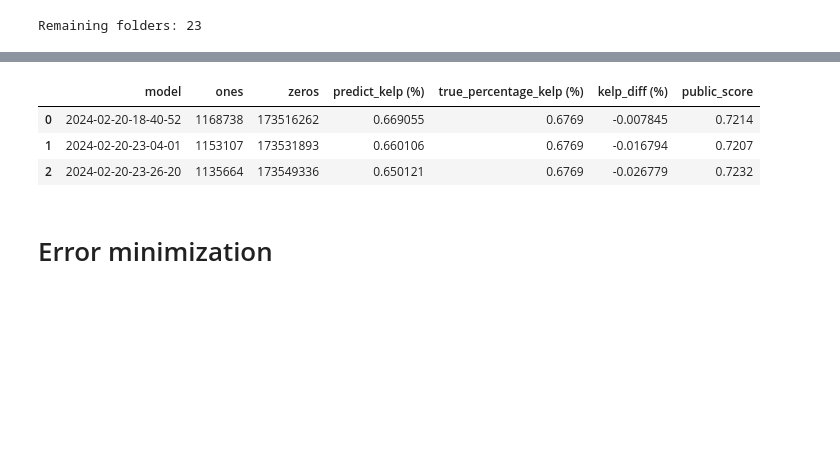
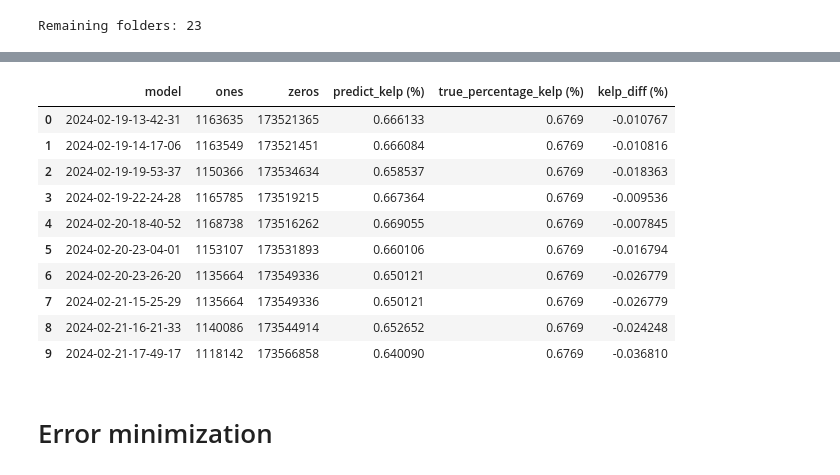
Before and after one commit to TeamEpochGithub/iv-q2-detect-kelp, a Jupyter notebook: notebooks/ensemble-selection-corr-test.ipynb, the cells around one changed output, grey strips where cells are left out. Saved outputs shown, nothing was run; the diff lists cells and outputs as text; code cells hidden in the pictures; blank space fills up the shorter version.

```diff
--- a/notebooks/ensemble-selection-corr-test.ipynb
+++ b/notebooks/ensemble-selection-corr-test.ipynb
@@ -157,14 +164,14 @@ for image_name in tqdm(image_selection):
     targets.append(target)
 targets = np.array(targets).flatten()
 # %%
-# Load the predictions into an array
-predictions = dict()
-for folder in tqdm(folders):
-    preds = []
-    for image_name in image_selection:
-        pred = skimage.io.imread(os.path.join(folder, "preds", f"{image_name}_pred.tif"))
-        preds.append(pred)
-    predictions[folder] = np.array(preds).flatten()
+# # Load the predictions into an array
+# predictions = dict()
+# for folder in tqdm(folders):
+#     preds = []
+#     for image_name in image_selection:
+#         pred = skimage.io.imread(os.path.join(folder, "preds", f"{image_name}_pred.tif"))
+#         preds.append(pred)
+#     predictions[folder] = np.array(preds).flatten()
 # %%
 #Load the submit_predictions into an array
 submit_predictions = dict()
@@ -210,14 +217,21 @@ submit_df["predict_kelp (%)"] = (submit_df["ones"] / len(submit_predictions[fold
 true_kelp = 0.6769
 submit_df["true_percentage_kelp (%)"] = true_kelp
 submit_df["kelp_diff (%)"] = submit_df["predict_kelp (%)"] - true_kelp
-submit_df["public_score"] = [0.7214, 0.7207, 0.7232]
+#submit_df["public_score"] = [0.7214, 0.7207, 0.7232]
 # %%
-submit_df.head()
+submit_df.head(10)
 # %% [output]
-|  | model | ones | zeros | predict_kelp (%) | true_percentage_kelp (%) | kelp_diff (%) | public_score |
-| 0 | 2024-02-20-18-40-52 | 1168738 | 173516262 | 0.669055 | 0.6769 | -0.007845 | 0.7214 |
-| 1 | 2024-02-20-23-04-01 | 1153107 | 173531893 | 0.660106 | 0.6769 | -0.016794 | 0.7207 |
-| 2 | 2024-02-20-23-26-20 | 1135664 | 173549336 | 0.650121 | 0.6769 | -0.026779 | 0.7232 |
+|  | model | ones | zeros | predict_kelp (%) | true_percentage_kelp (%) | kelp_diff (%) |
+| 0 | 2024-02-19-13-42-31 | 1163635 | 173521365 | 0.666133 | 0.6769 | -0.010767 |
+| 1 | 2024-02-19-14-17-06 | 1163549 | 173521451 | 0.666084 | 0.6769 | -0.010816 |
+| 2 | 2024-02-19-19-53-37 | 1150366 | 173534634 | 0.658537 | 0.6769 | -0.018363 |
+| 3 | 2024-02-19-22-24-28 | 1165785 | 173519215 | 0.667364 | 0.6769 | -0.009536 |
+| 4 | 2024-02-20-18-40-52 | 1168738 | 173516262 | 0.669055 | 0.6769 | -0.007845 |
+| 5 | 2024-02-20-23-04-01 | 1153107 | 173531893 | 0.660106 | 0.6769 | -0.016794 |
+| 6 | 2024-02-20-23-26-20 | 1135664 | 173549336 | 0.650121 | 0.6769 | -0.026779 |
+| 7 | 2024-02-21-15-25-29 | 1135664 | 173549336 | 0.650121 | 0.6769 | -0.026779 |
+| 8 | 2024-02-21-16-21-33 | 1140086 | 173544914 | 0.652652 | 0.6769 | -0.024248 |
+| 9 | 2024-02-21-17-49-17 | 1118142 | 173566858 | 0.640090 | 0.6769 | -0.036810 |
 # %%
 # Calculate the dice scores and square error
 dice_scores = dict()
```
Also changed, not shown: parts of 4 cells of this notebook, 5 other files.
